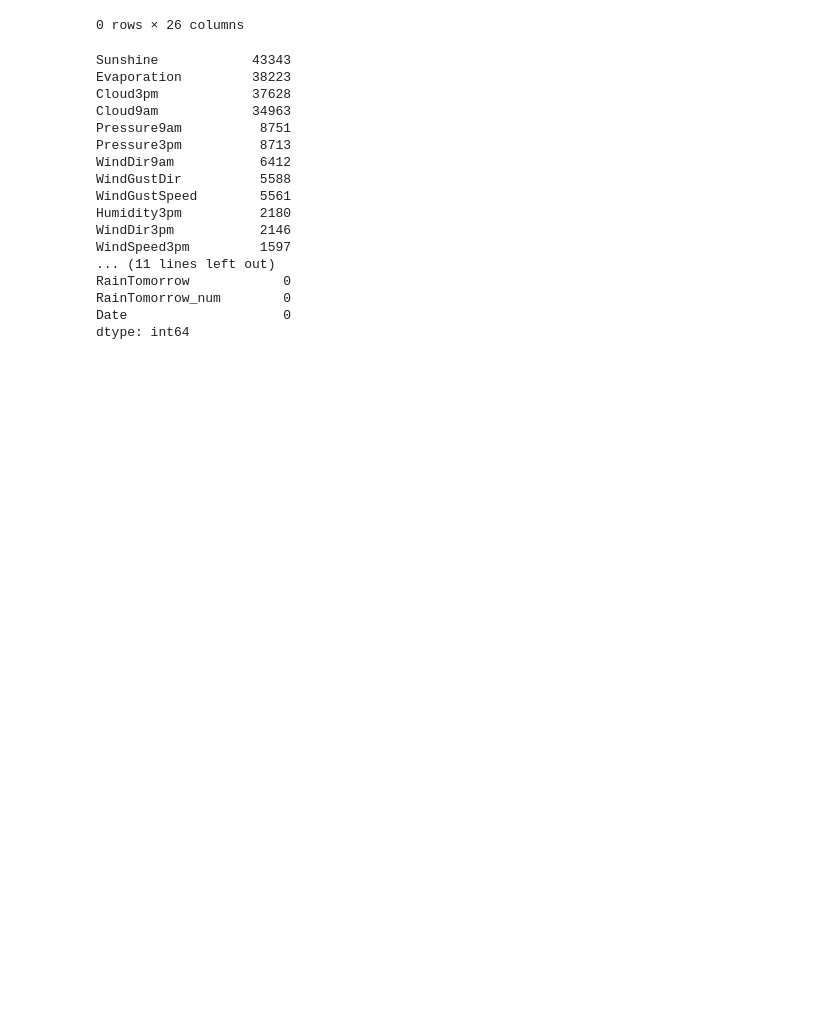
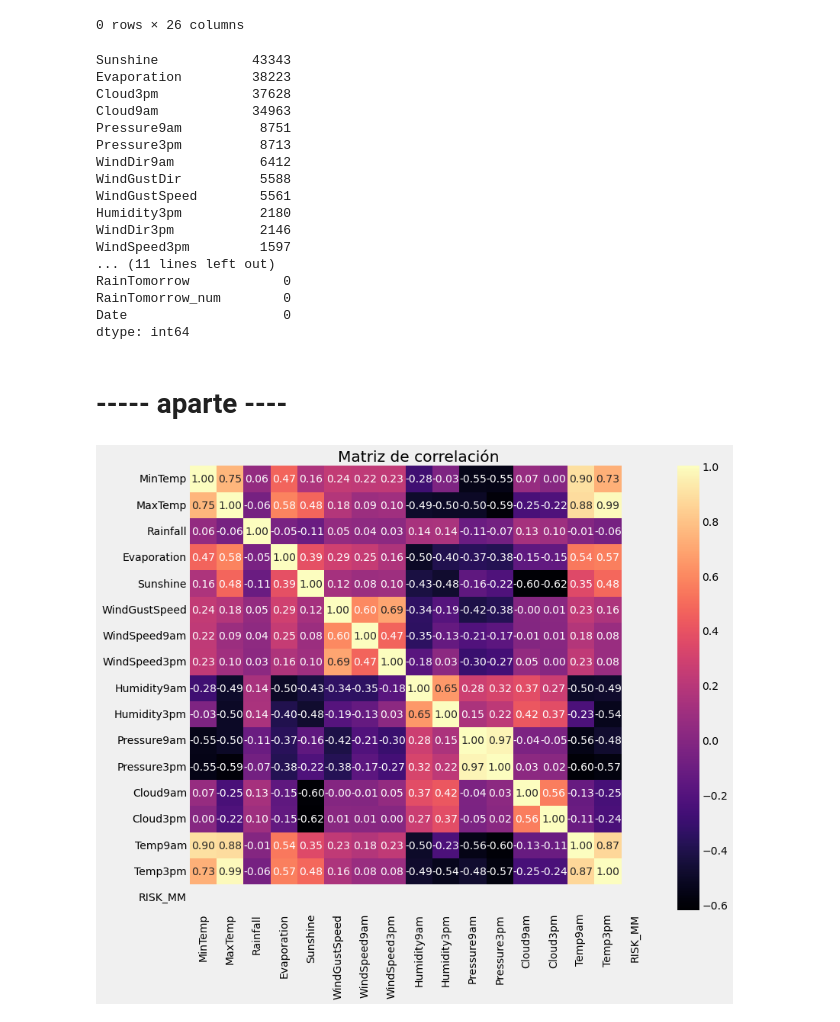
Before and after one commit to xmorh/mineriaDatos, a Jupyter notebook: Entrega1.ipynb, the cells around one changed output. Drawn from its saved outputs; the diff is of its cells as text; code cells hidden in the pictures; blank space fills up the shorter version.

```diff
--- a/Entrega1.ipynb
+++ b/Entrega1.ipynb
@@ -874,3 +872,21 @@ RainTomorrow            0
 RainTomorrow_num        0
 Date                    0
 dtype: int64
+# %% [markdown]
+# ----- aparte ----
+# %%
+selec_columns = ["MinTemp", "MaxTemp", "Rainfall", "Evaporation", "Sunshine",
+                    "WindGustSpeed", "WindSpeed9am", "WindSpeed3pm",
+                    "Humidity9am", "Humidity3pm", "Pressure9am", "Pressure3pm",
+                    "Cloud9am", "Cloud3pm", "Temp9am", "Temp3pm", "RISK_MM"]
+
+# Calcula la matriz de correlación
+correlation_matrix = data[selec_columns].corr()
+
+# Crea el mapa de calor de la matriz de correlación
+plt.figure(figsize=(12, 10))
+sns.heatmap(correlation_matrix, annot=True, cmap='magma', fmt=".2f")
+plt.title('Matriz de correlación')
+plt.show()
+# %% [output]
+[figure, added]
```
Also changed, not shown: parts of 4 cells of this notebook.
